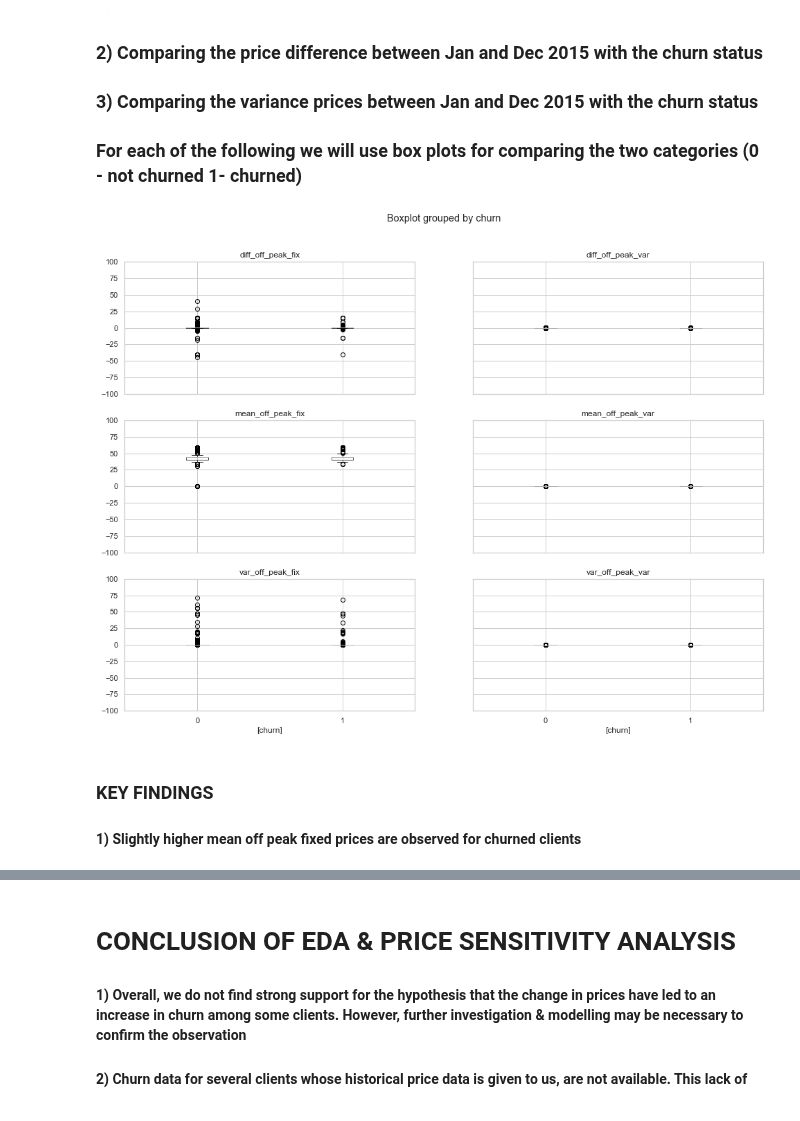
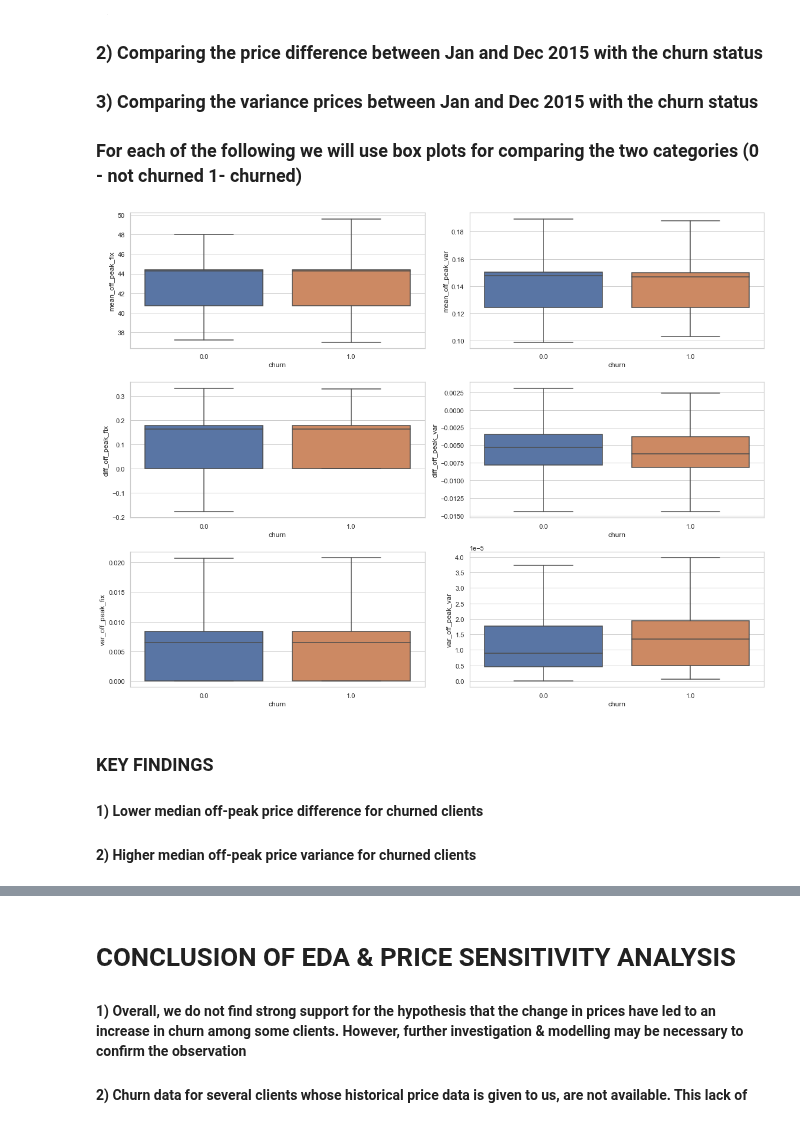
Before and after one commit to Rahulm94/Customer-Churn-Prediction, a Jupyter notebook: Task 2_EDA(1).ipynb, the cells around one changed output, grey strips where cells are left out. Drawn from its saved outputs; the diff is of its cells as text; code cells hidden in the pictures.

```diff
--- a/Task 2_EDA(1).ipynb
+++ b/Task 2_EDA(1).ipynb
@@ -305,7 +336,7 @@ plt.show()
 fig, axes = plt.subplots(2,3, figsize=(16,8))
 i=0
 for col in forecast.columns[:-1]:
-    plot_distribution(forecast, col, ax=axes.flat[i])
+    sns.boxplot(data=forecast, x='churn', y=col, showfliers=False, ax=axes.flat[i])
     i = i+1
 plt.tight_layout()
 plt.show()
@@ -333,7 +350,14 @@ plt.show()
 # %%
-fig, axes = plt.subplots(1,2, figsize=(16,4))
-plot_distribution(present, 'imp_cons', axes.flat[0])
-plot_distribution(present, 'pow_max', axes.flat[1])
+# PRESENT SUBSCRIPTION AND MARGIN
+
+present = client_df[['imp_cons','pow_max','churn']]
+
+fig, axes = plt.subplots(2,2, figsize=(16,8))
+i = 0
+for col in ['imp_cons','pow_max']:
+    plot_distribution(present, 'imp_cons', axes.flat[i])
+    sns.boxplot(data=present, x='churn', y=col, showfliers=False, ax=axes.flat[i+2])
+    i=i+1
 plt.tight_layout()
 plt.show()
 # %% [output]
@@ -341,8 +365,11 @@ plt.show()
 # %%
-fig, axes = plt.subplots(1,3, figsize=(16,4))
-i=0
-for col in margin.columns[:-1]:
+margin = client_df[['margin_gross_pow_ele', 'margin_net_pow_ele','net_margin','churn']]
+
+fig, axes = plt.subplots(2,3, figsize=(16,8))
+i = 0
+for col in ['margin_gross_pow_ele', 'margin_net_pow_ele','net_margin']:
     plot_distribution(margin, col, axes.flat[i])
+    sns.boxplot(data=margin, x='churn', y=col, showfliers=False, ax=axes.flat[i+3])
     i=i+1
 plt.tight_layout()
 plt.show()
@@ -375,0 +406,9 @@ client_df = client_df.drop(['cons_last_month','margin_net_pow_ele','imp_cons'],
+# %%
+client_df_num = client_df.select_dtypes(np.number).drop('churn',axis=1) # excluding churn column
+for col in client_df_num.columns:
+    q1 = client_df_num[col].quantile(0.25)
+    q3 = client_df_num[col].quantile(0.75)
+    iqr = q3-q1
+    df_out = client_df_num[(client_df_num[col]<q1-1.5*iqr)|(client_df_num[col]>q3+1.5*iqr)]
+    perc_outliers = round(df_out.shape[0]/client_df_num.shape[0]*100, 2)
+    print('For column {}, percentage of outliers is {}'.format(col, perc_outliers))
@@ -491,15 +563,23 @@ off_peak_mean = pd.merge(off_peak_mean, churn, how='inner', on='id')
 off_peak_diff = pd.merge(off_peak_diff, churn, how='inner', on='id')
 off_peak_var = pd.merge(off_peak_var, churn, how='inner', on='id')
 # %%
+# Check the boxplots for estimated values of off peak prices
+
 off_peak = pd.concat([off_peak_mean.iloc[:,:2], off_peak_diff.iloc[:,:2], off_peak_var], axis=1)
 off_peak.columns = ['mean_off_peak_fix', 'mean_off_peak_var','diff_off_peak_fix','diff_off_peak_var','var_off_peak_fix','var_off_peak_var','churn']
-off_peak.boxplot(by='churn', figsize=(16,12))
-plt.ylim([-100,100])
+
+fig, axes = plt.subplots(3,2, figsize=(16,12), sharey=False)
+i=0
+for col in off_peak.columns[:-1]:
+    sns.boxplot(data=off_peak, x='churn', y=col, showfliers=False, ax=axes.flat[i])
+    i=i+1
+plt.tight_layout()
 plt.show()
 # %% [output]
-[figure, old version]
+[figure, new version]
 # %% [markdown]
 ### KEY FINDINGS
 
-#### 1) Slightly higher mean off peak fixed prices are observed for churned clients
+#### 1) Lower median off-peak price difference for churned clients
+#### 2) Higher median off-peak price variance for churned clients
 # %%
```
Also changed, not shown: parts of 29 cells of this notebook.
